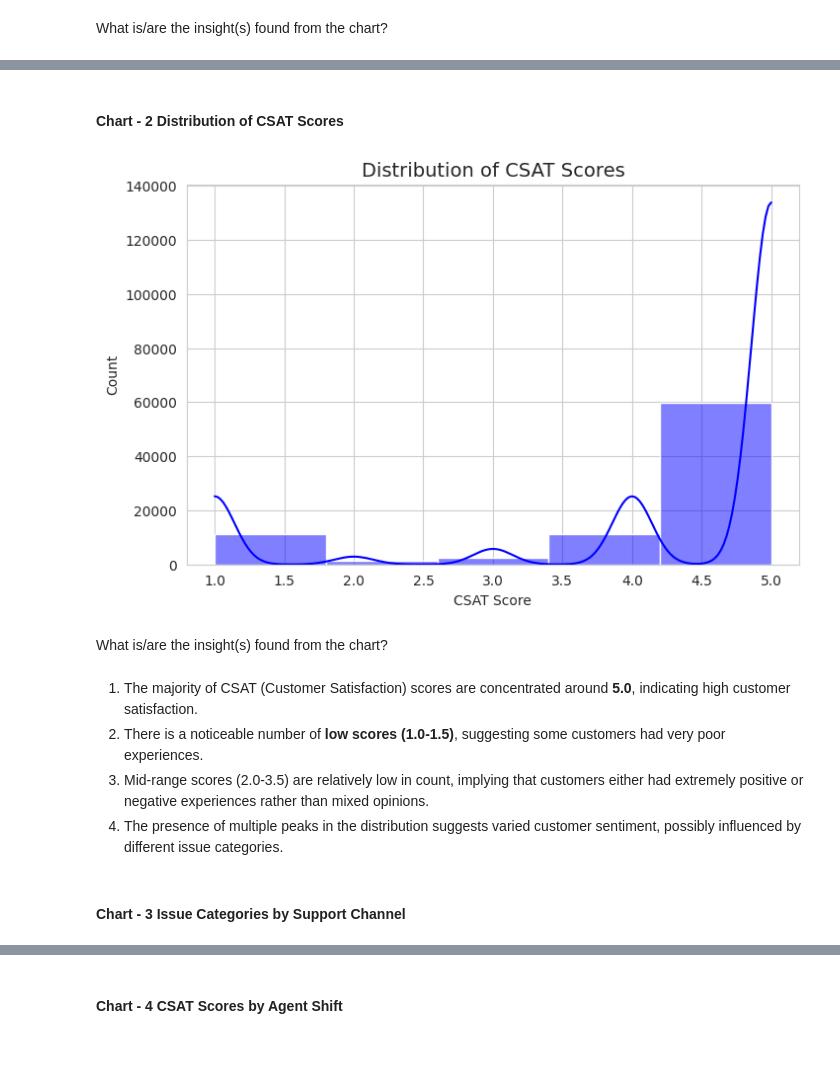
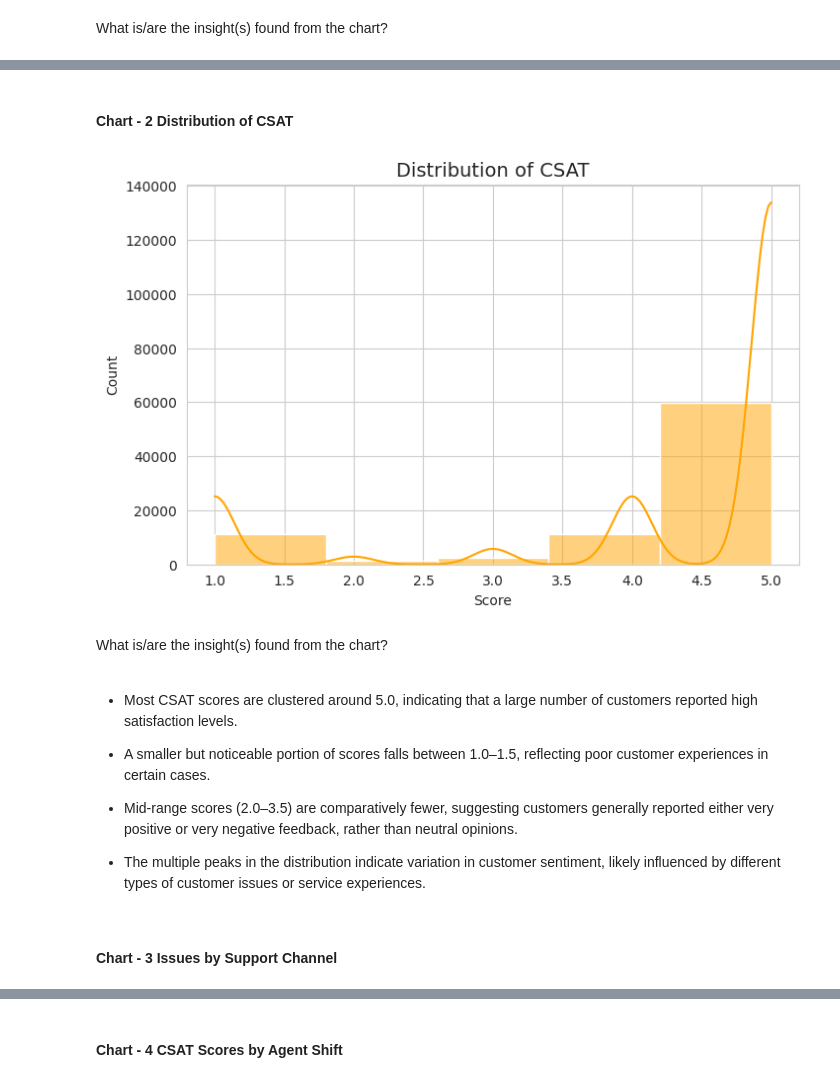
Before and after one commit to Nischay-verma/Capstone-Project-Deep-Learning-E-Commerce-Customer-Satisfaction-Score-Prediction, a Jupyter notebook: Capstone_Project_Deep_Learning_E_Commerce_Customer_Satisfaction_Score_Prediction.ipynb, the cells around one changed output, grey strips where cells are left out. Cells and saved outputs as stored; diff of their text form; code cells hidden in the pictures; blank space fills up the shorter version.

```diff
--- a/Capstone_Project_Deep_Learning_E_Commerce_Customer_Satisfaction_Score_Prediction.ipynb
+++ b/Capstone_Project_Deep_Learning_E_Commerce_Customer_Satisfaction_Score_Prediction.ipynb
@@ -83,7 +123,7 @@ Requirement already satisfied: mdurl~=0.1 in /usr/local/lib/python3.11/dist-pack
 ### Dataset Loading
 # %%
 # Load Dataset
-df = pd.read_csv('/content/eCommerce_Customer_support_data.csv')
+df = pd.read_csv('eCommerce_Customer_support_data.csv')
 # %% [markdown]
 ### Dataset First View
 # %%
@@ -313,23 +320,26 @@ What is/are the insight(s) found from the chart?
 # %% [markdown]
-#### Chart - 2 Distribution of CSAT Scores
+#### Chart - 2 Distribution of CSAT
 # %%
 plt.figure(figsize=(8, 5))
-sns.histplot(df["CSAT Score"], bins=5, kde=True, color="blue")
-plt.title("Distribution of CSAT Scores", fontsize=14)
-plt.xlabel("CSAT Score")
+sns.histplot(df["CSAT Score"], bins=5, kde=True, color="Orange")
+plt.title("Distribution of CSAT", fontsize=14)
+plt.xlabel("Score")
 plt.ylabel("Count")
 plt.show()
 # %% [output]
-[figure, old version]
+[figure, new version]
 # %% [markdown]
 What is/are the insight(s) found from the chart?
 # %% [markdown]
-1. The majority of CSAT (Customer Satisfaction) scores are concentrated around **5.0**, indicating high customer satisfaction.
-2. There is a noticeable number of **low scores (1.0-1.5)**, suggesting some customers had very poor experiences.
-3. Mid-range scores (2.0-3.5) are relatively low in count, implying that customers either had extremely positive or negative experiences rather than mixed opinions.
-4. The presence of multiple peaks in the distribution suggests varied customer sentiment, possibly influenced by different issue categories.
+* Most CSAT scores are clustered around 5.0, indicating that a large number of customers reported high satisfaction levels.
+
+* A smaller but noticeable portion of scores falls between 1.0–1.5, reflecting poor customer experiences in certain cases.
+
+* Mid-range scores (2.0–3.5) are comparatively fewer, suggesting customers generally reported either very positive or very negative feedback, rather than neutral opinions.
+
+* The multiple peaks in the distribution indicate variation in customer sentiment, likely influenced by different types of customer issues or service experiences.
 # %% [markdown]
-#### Chart - 3 Issue Categories by Support Channel
+#### Chart - 3 Issues by Support Channel
 # %%
 plt.figure(figsize=(14, 6))
 sns.countplot(y=df["category"], hue=df["channel_name"], order=df["category"].value_counts().index, palette="magma")
```
Also changed, not shown: parts of 35 cells of this notebook.
